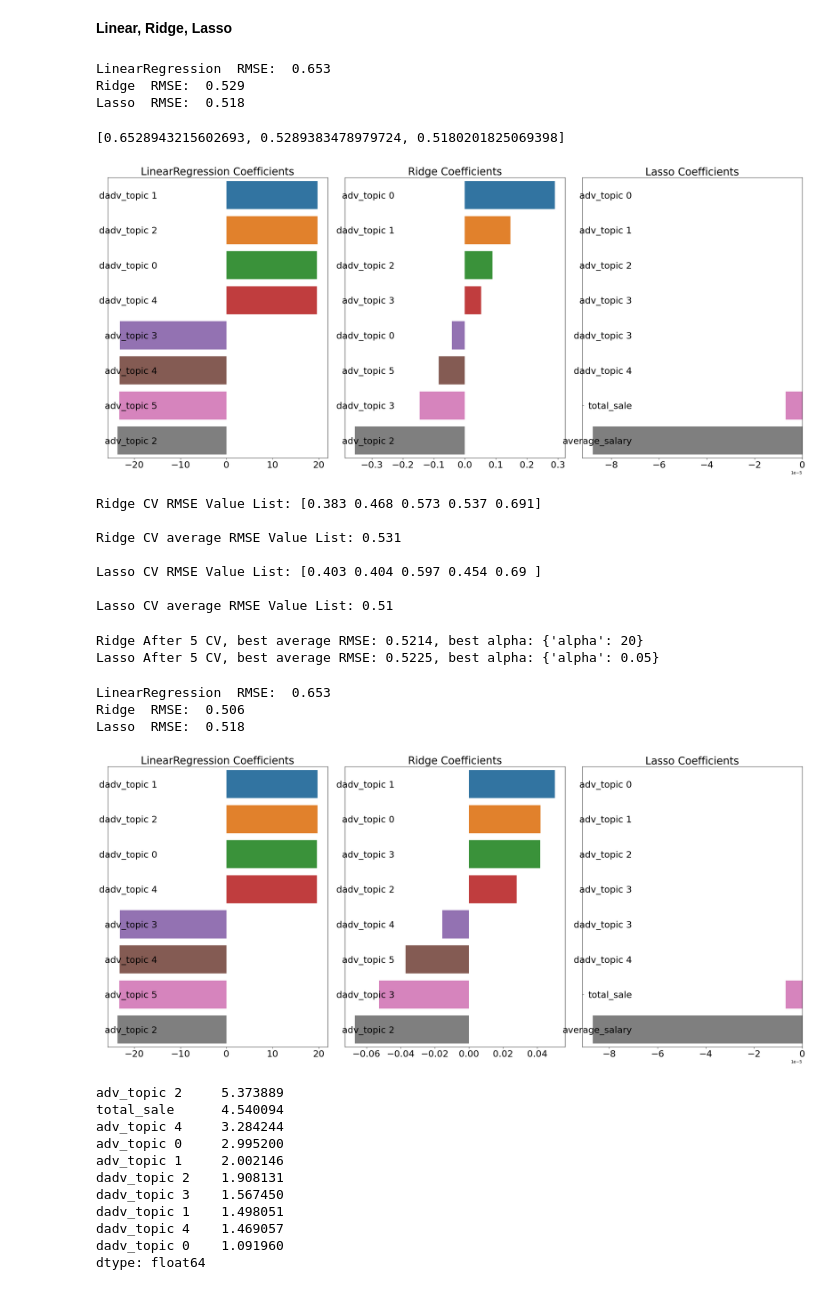
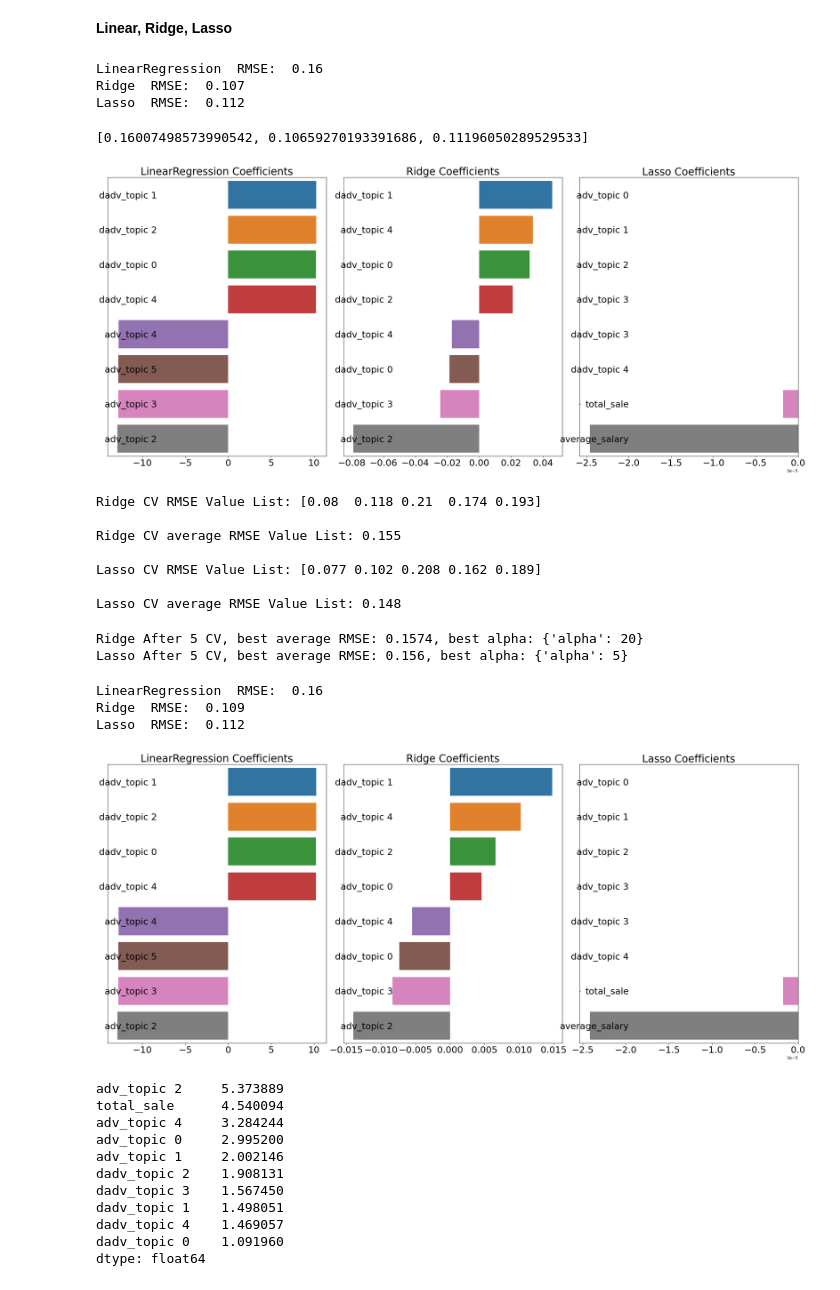
Before and after one commit to Sue-HyeongLee/SCAICO_turnover_rate, a Jupyter notebook: topic_modeling TOR_Calculate.ipynb, the cells around one changed output. Cells and saved outputs as stored; diff of their text form; code cells hidden in the pictures.

```diff
--- a/topic_modeling TOR_Calculate.ipynb
+++ b/topic_modeling TOR_Calculate.ipynb
@@ -110,8 +110,8 @@ plt.show()
 # %% [output]
 [figure]
 # %%
-original_tor = df['turn_over_rate']
-df['turn_over_rate'] = log_tor = np.log(df['turn_over_rate'].astype('float'))
+# original_tor = df['turn_over_rate']
+# df['turn_over_rate'] = log_tor = np.log(df['turn_over_rate'].astype('float'))
 df
 # %% [output]
 |  | company_name | adv_topic 0 | adv_topic 1 | adv_topic 2 | adv_topic 3 | adv_topic 4 | adv_topic 5 | ... |
@@ -168,10 +168,10 @@ lasso_reg.fit(X_train,y_train)
 models = [lr_reg, ridge_reg, lasso_reg]
 get_rmses(models)
 # %% [output]
-LinearRegression  RMSE:  0.653
-Ridge  RMSE:  0.529
-Lasso  RMSE:  0.518
+LinearRegression  RMSE:  0.16
+Ridge  RMSE:  0.107
+Lasso  RMSE:  0.112
-[0.6528943215602693, 0.5289383478979724, 0.5180201825069398]
+[0.16007498573990542, 0.10659270193391686, 0.11196050289529533]
 # %%
 def get_top_bottom_coef(model, n=4):
 
@@ -200,7 +200,7 @@ def visualize_coefficient(models):
 models = [lr_reg, ridge_reg, lasso_reg]
 visualize_coefficient(models)
 # %% [output]
-[figure, old version]
+[figure, new version]
 # %%
 from sklearn.model_selection import cross_val_score
 
@@ -217,20 +217,20 @@ def get_avg_rmse_cv(models):
 models = [ridge_reg, lasso_reg]
 get_avg_rmse_cv(models)
 # %% [output]
-Ridge CV RMSE Value List: [0.383 0.468 0.573 0.537 0.691]
+Ridge CV RMSE Value List: [0.08  0.118 0.21  0.174 0.193]
 
-Ridge CV average RMSE Value List: 0.531
+Ridge CV average RMSE Value List: 0.155
 
-Lasso CV RMSE Value List: [0.403 0.404 0.597 0.454 0.69 ]
+Lasso CV RMSE Value List: [0.077 0.102 0.208 0.162 0.189]
 
-Lasso CV average RMSE Value List: 0.51
+Lasso CV average RMSE Value List: 0.148
 # %%
 from sklearn.model_selection import GridSearchCV
 
 def print_best_params(model, params):
     grid_model = GridSearchCV(model, param_grid=params,
                               scoring='neg_mean_squared_error', cv=5)
-    grid_model.fit(x_data,y_target)
+    grid_model.fit(x_data,y_target.astype(float))
     rmse = np.sqrt(-1*grid_model.best_score_)
     print('{0} After 5 CV, best average RMSE: {1}, best alpha: {2}'.format(model.__class__.__name__,
                                                                            np.round(rmse,4),grid_model.best_params_))
@@ -240,27 +240,27 @@ lasso_params = {'alpha':[0.001, 0.005, 0.008, 0.05, 0.03, 0.1, 0.5, 1, 5, 10]}
 print_best_params(ridge_reg,ridge_params)
 print_best_params(lasso_reg,lasso_params)
 # %% [output]
-Ridge After 5 CV, best average RMSE: 0.5214, best alpha: {'alpha': 20}
-Lasso After 5 CV, best average RMSE: 0.5225, best alpha: {'alpha': 0.05}
+Ridge After 5 CV, best average RMSE: 0.1574, best alpha: {'alpha': 20}
+Lasso After 5 CV, best average RMSE: 0.156, best alpha: {'alpha': 5}
 # %%
 lr_reg = LinearRegression()
 lr_reg.fit(X_train, y_train)
 
 ridge_reg = Ridge(alpha=20)
 ridge_reg.fit(X_train, y_train)
 
-lasso_reg = Lasso(alpha=10)
+lasso_reg = Lasso(alpha=5)
 lasso_reg.fit(X_train,y_train)
 
 models = [lr_reg, ridge_reg, lasso_reg]
 get_rmses(models)
 
 visualize_coefficient(models)
 # %% [output]
-LinearRegression  RMSE:  0.653
-Ridge  RMSE:  0.506
-Lasso  RMSE:  0.518
+LinearRegression  RMSE:  0.16
+Ridge  RMSE:  0.109
+Lasso  RMSE:  0.112
-[figure, old version]
+[figure, new version]
 # %%
 from scipy.stats import skew
 
```
Also changed, not shown: parts of 22 cells of this notebook.
